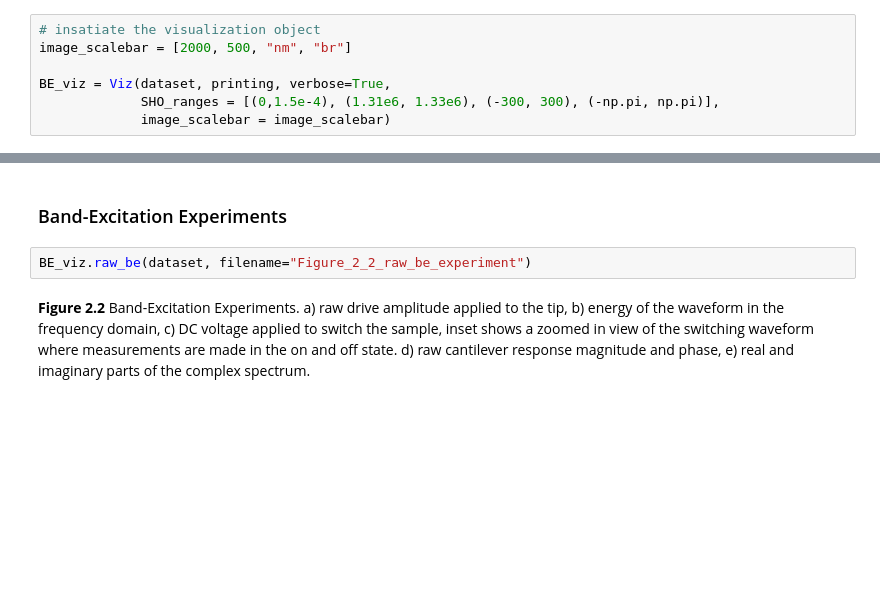
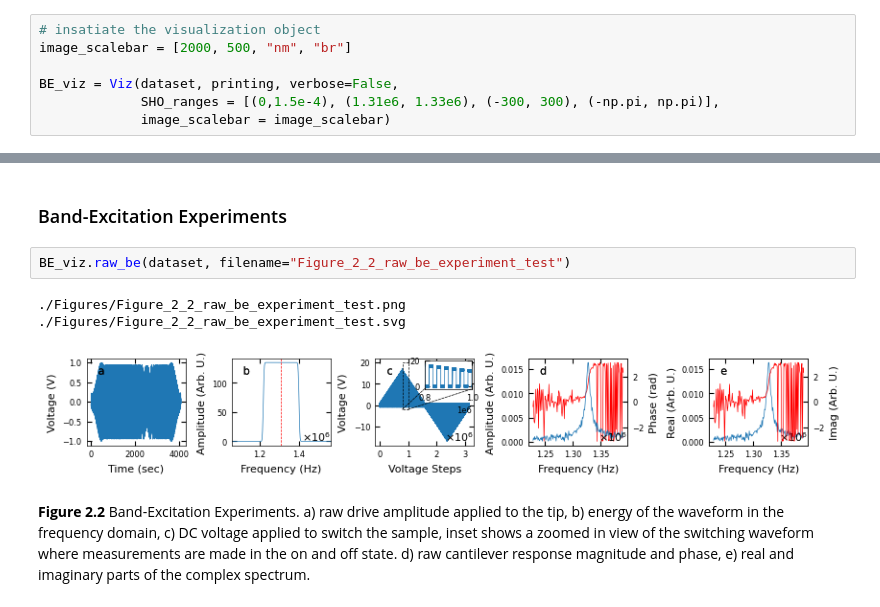
Before and after one commit to m3-learning/Rapid-Fitting-BEPFM-NN, a Jupyter notebook: notebooks/2_SHO_Fitting copy.ipynb, the cells around one changed output, grey strips where cells are left out. Drawn from its saved outputs; the diff is of its cells as text; blank space fills up the shorter version.

```diff
--- a/notebooks/2_SHO_Fitting copy.ipynb
+++ b/notebooks/2_SHO_Fitting copy.ipynb
@@ -58,7 +118,7 @@ dataset.frequency_bin
 # insatiate the visualization object
 image_scalebar = [2000, 500, "nm", "br"]
 
-BE_viz = Viz(dataset, printing, verbose=True,
+BE_viz = Viz(dataset, printing, verbose=False,
              SHO_ranges = [(0,1.5e-4), (1.31e6, 1.33e6), (-300, 300), (-np.pi, np.pi)],
              image_scalebar = image_scalebar)
 # %%
@@ -79,7 +159,11 @@ if np.isscalar(165) or len(165) == 1:
 
 ### Band-Excitation Experiments
 # %%
-BE_viz.raw_be(dataset, filename="Figure_2_2_raw_be_experiment")
+BE_viz.raw_be(dataset, filename="Figure_2_2_raw_be_experiment_test")
+# %% [output]
+./Figures/Figure_2_2_raw_be_experiment_test.png
+./Figures/Figure_2_2_raw_be_experiment_test.svg
+[figure, added]
 # %% [markdown]
 **Figure 2.2** Band-Excitation Experiments. a) raw drive amplitude applied to the tip, b) energy of the waveform in the frequency domain, c) DC voltage applied to switch the sample, inset shows a zoomed in view of the switching waveform where measurements are made in the on and off state. d) raw cantilever response magnitude and phase, e) real and imaginary parts of the complex spectrum.
 # %% [markdown]
```
Also changed, not shown: parts of 11 cells of this notebook, 4 other files.
